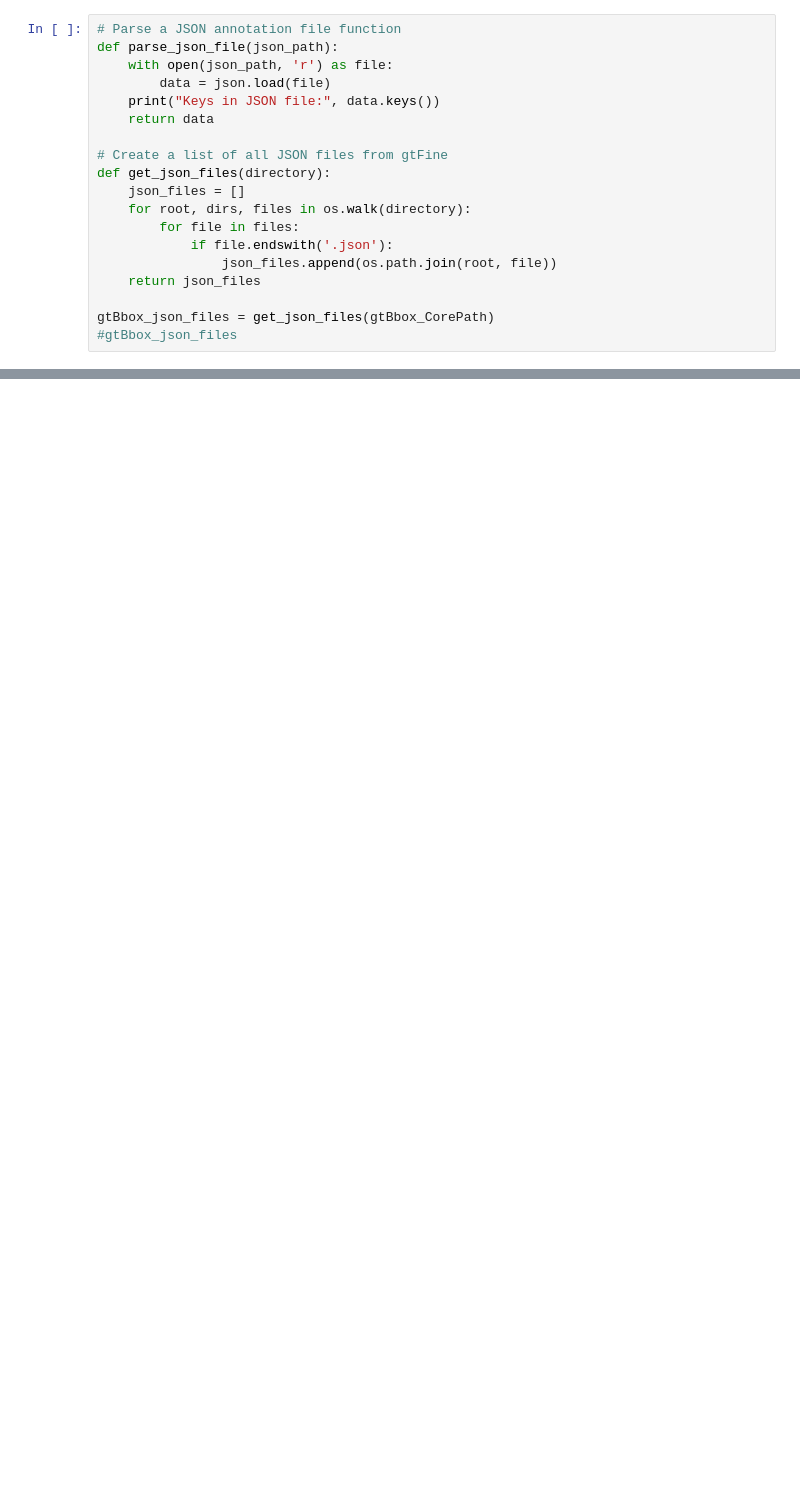
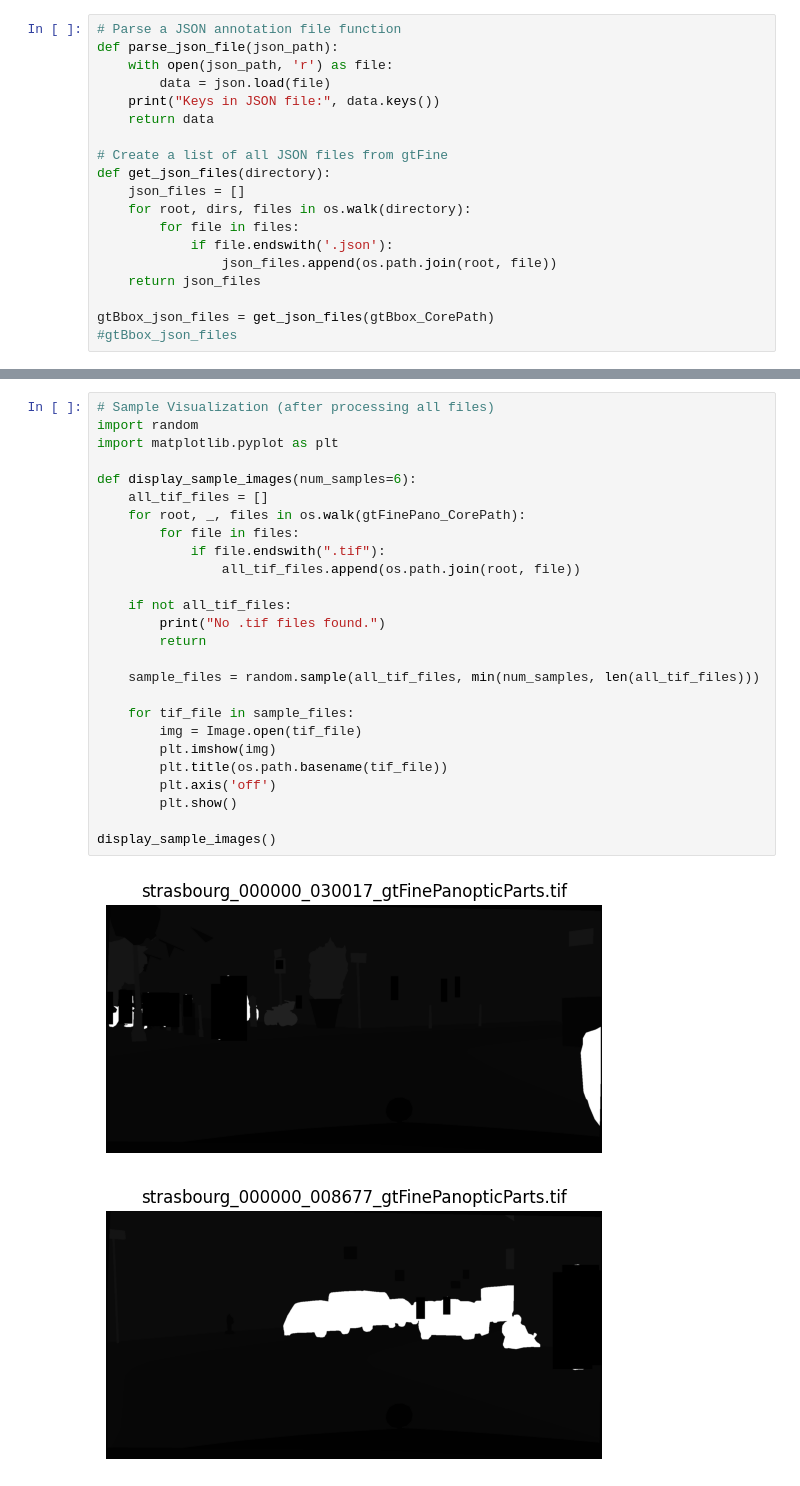
Before and after one commit to raz0208/City-Person-Dataset-EDA, a Jupyter notebook: CityPerson_LabelFiltering.ipynb, the cells around one changed output, grey strips where cells are left out. Drawn from its saved outputs; the diff is of its cells as text; blank space fills up the shorter version.

```diff
--- a/CityPerson_LabelFiltering.ipynb
+++ b/CityPerson_LabelFiltering.ipynb
@@ -929,0 +1014,29 @@ sample_gtBbox_data
+# %%
+# Sample Visualization (after processing all files)
+import random
+import matplotlib.pyplot as plt
+
+def display_sample_images(num_samples=6):
+    all_tif_files = []
+    for root, _, files in os.walk(gtFinePano_CorePath):
+        for file in files:
+            if file.endswith(".tif"):
+                all_tif_files.append(os.path.join(root, file))
+
+    if not all_tif_files:
+        print("No .tif files found.")
+        return
+
+    sample_files = random.sample(all_tif_files, min(num_samples, len(all_tif_files)))
+
+    for tif_file in sample_files:
+        img = Image.open(tif_file)
+        plt.imshow(img)
+        plt.title(os.path.basename(tif_file))
+        plt.axis('off')
+        plt.show()
+
+display_sample_images()
+# %% [output]
+[figure, added]
+[figure, added]
```
Also changed, not shown: parts of 8 cells of this notebook.
